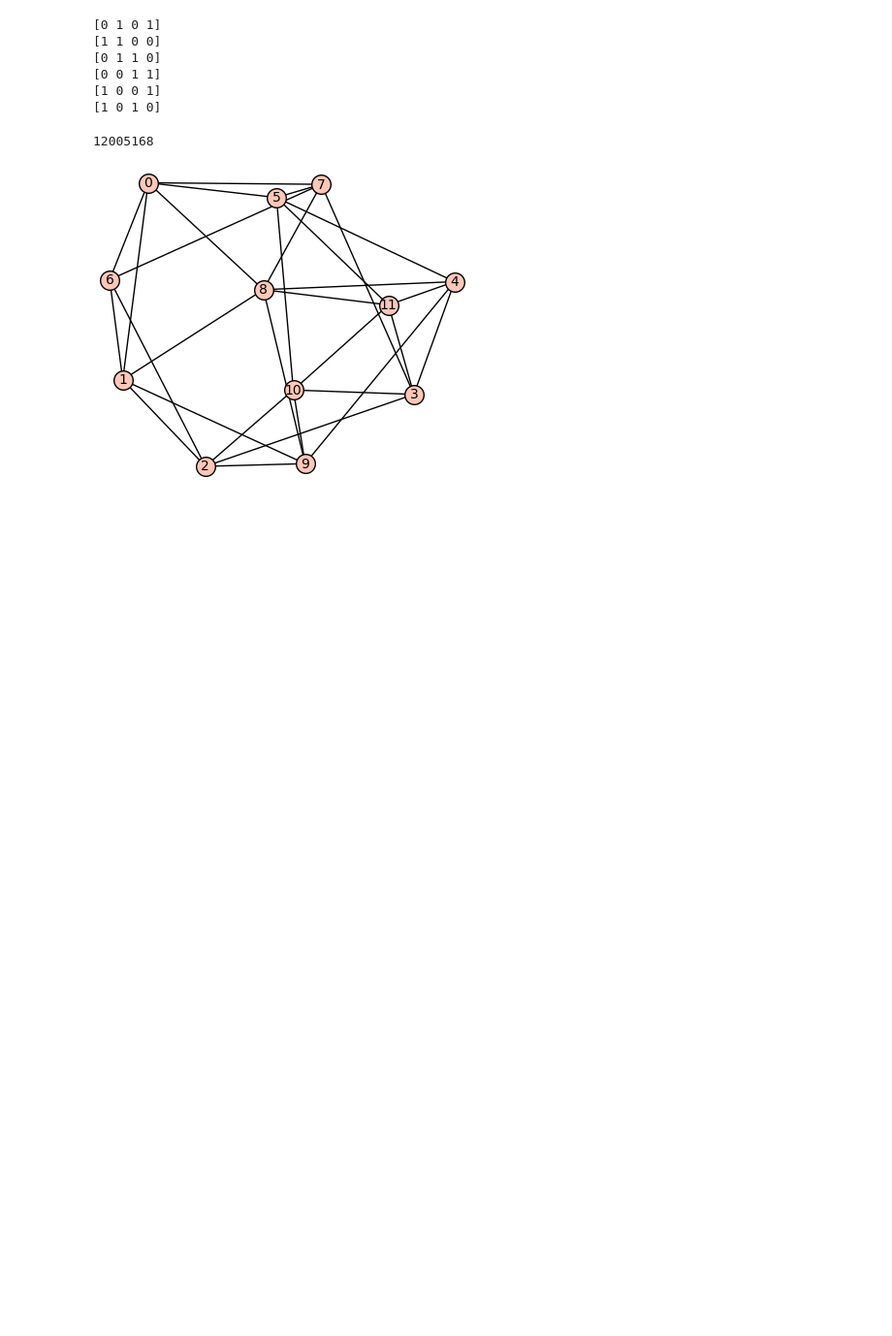
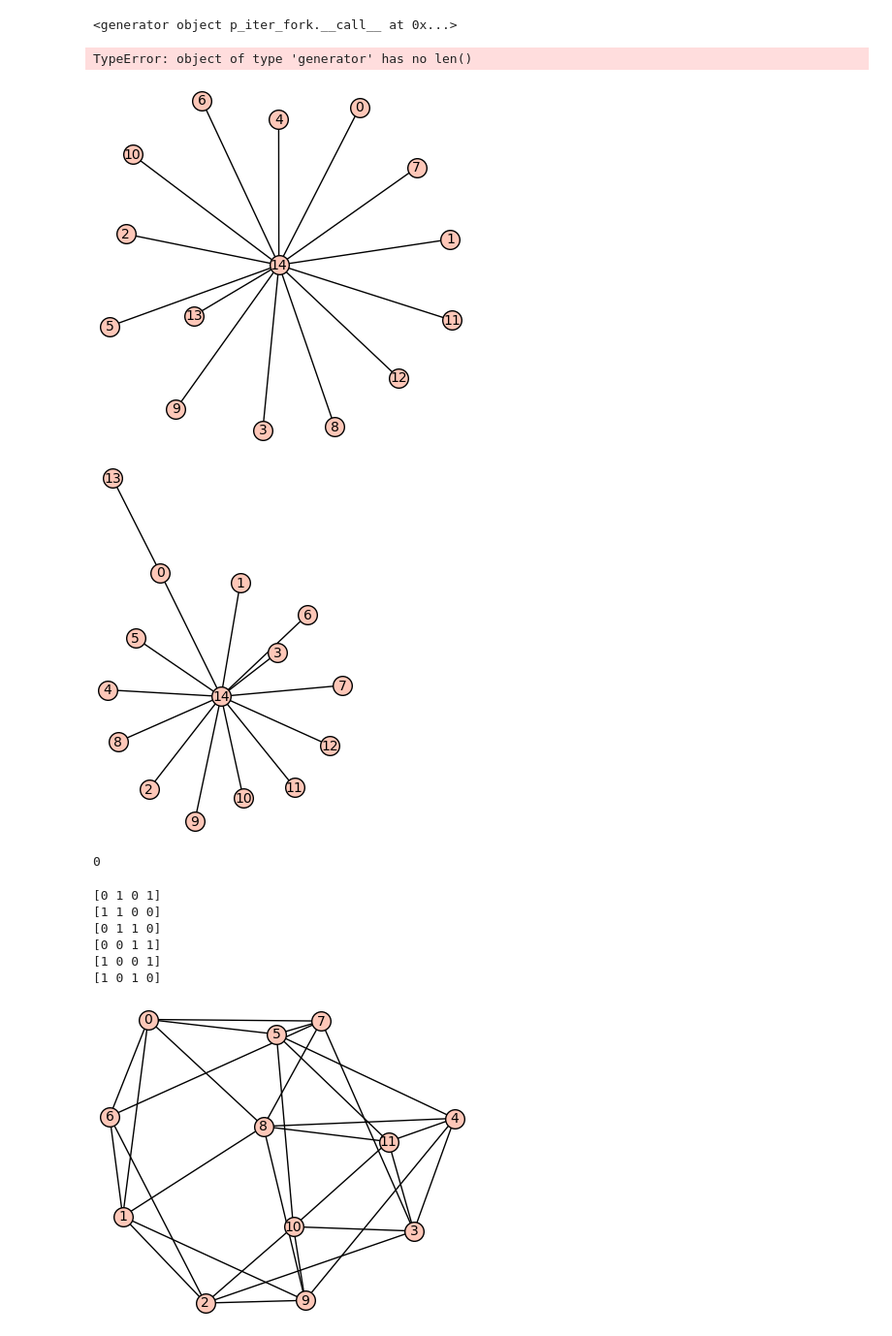
Before and after one commit to davizacheu/Spectral-Graph-Theory-Research, a Jupyter notebook: NB_Functions.ipynb, the cells around one changed output. Shown: that part at 97% size. Cells and saved outputs as stored; diff of their text form; code cells hidden in the pictures; blank space fills up the shorter version.

```diff
--- a/NB_Functions.ipynb
+++ b/NB_Functions.ipynb
@@ -216,0 +224,21 @@ def show_cospectrality(g1,g2):
+# %%
+gen = graphs.nauty_geng("5")
+graph_list = graphs_generator(gen)
+print(graph_list)
+print(len(graph_list))
+# %% [output]
+<generator object p_iter_fork.__call__ at 0x...>
+TypeError: object of type 'generator' has no len()
+# %%
+gen = graphs.nauty_geng("15 -c")
+graph = next(gen)
+dict = {}
+# list.append(graph)
+show(graph)
+graph = next(gen)
+show(graph)
+print(len(list))
+# %% [output]
+[figure, added]
+[figure, added]
+0
@@ -257,12 +289,6 @@ for g1 in g1_graphs_list:
 [0 0 1 1]
 [1 0 0 1]
 [1 0 1 0]
-# %%
-g1_graphs = graphs.nauty_geng("10")
-g1_graphs_list = list(g1_graphs)
-print(len(g1_graphs_list))
-# %% [output]
-12005168
 # %%
 #Generated all-cospectral graphs using two graphs on 6 vertices
 
```
Also changed, not shown: parts of 10 cells of this notebook.
